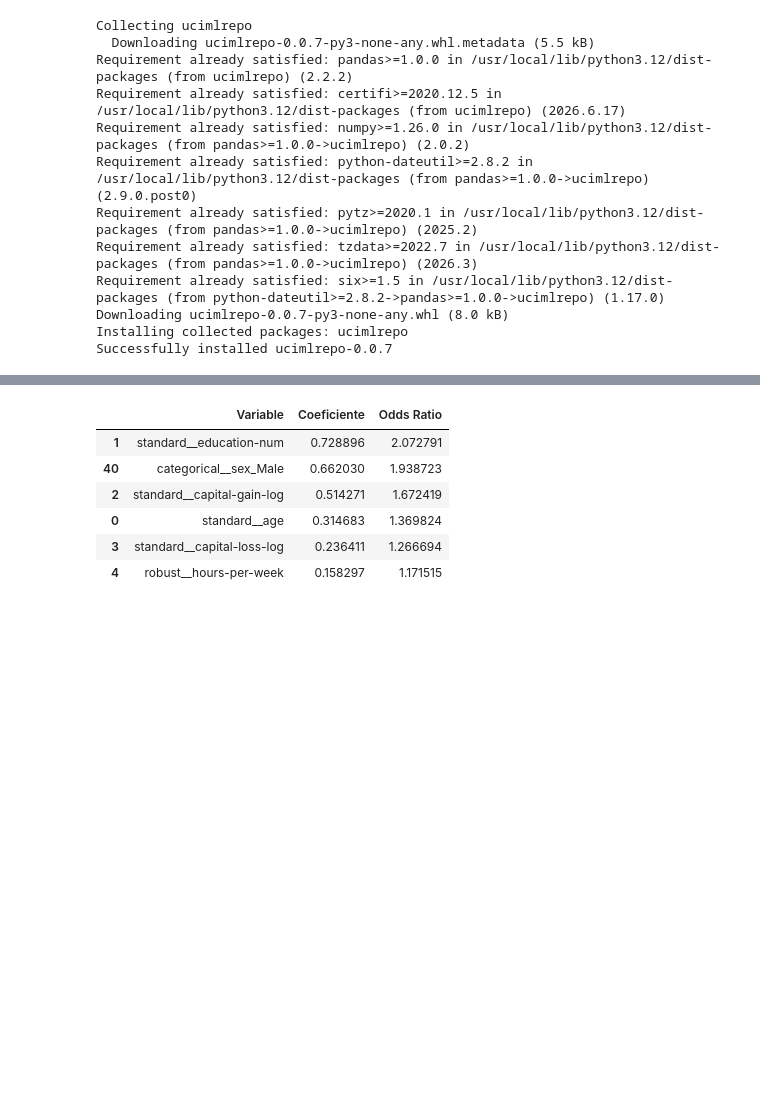
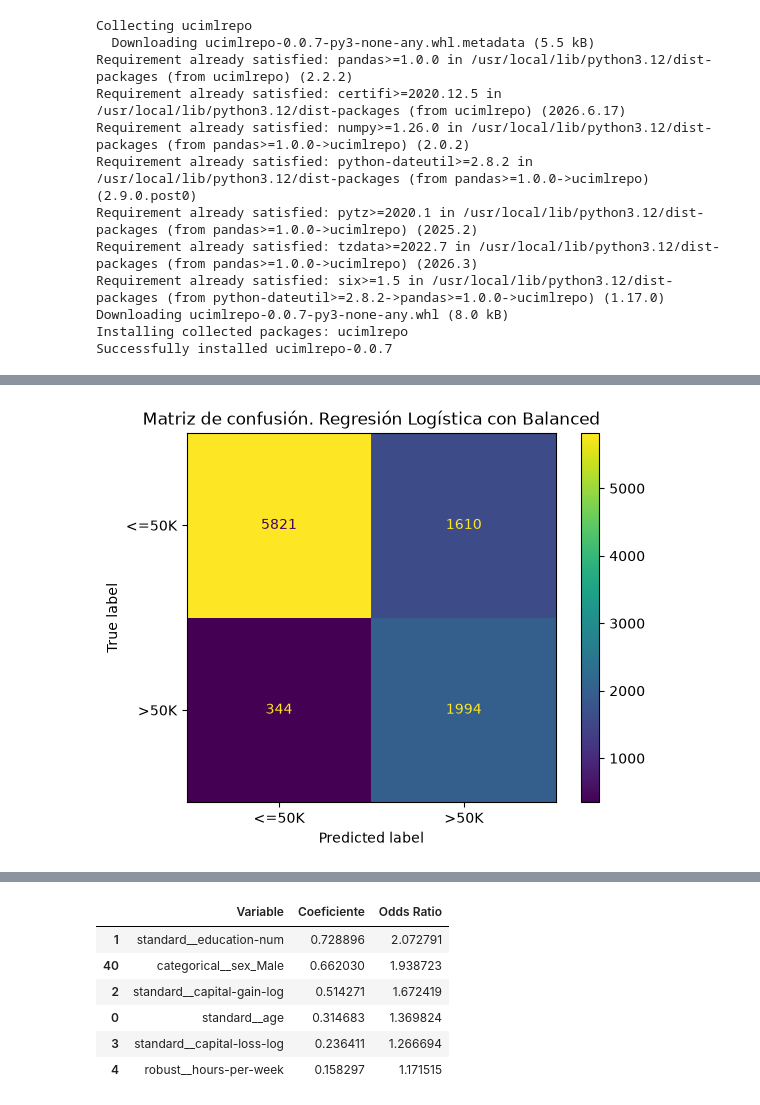
Before and after one commit to nikolevillaloboss/proyecto_final_ml, a Jupyter notebook: notebooks/03_regresion_logistica.ipynb, the cells around one changed output, grey strips where cells are left out. Cells and saved outputs as stored; diff of their text form; code cells hidden in the pictures; blank space fills up the shorter version.

```diff
--- a/notebooks/03_regresion_logistica.ipynb
+++ b/notebooks/03_regresion_logistica.ipynb
@@ -345,25 +225,21 @@ logistic_results = []
 # Incluimos primero los resultados del modelo baseline
 logistic_results.append(baseline_metrics)
 
+# Creamos una lista para almacenar los modelos entrenados
+logistic_models = {
+    "Regresión Logística - Baseline": logistic_baseline
+}
+
 # Entrenamos cada configuración
 for config in logistic_configurations:
 
-    logistic_model = Pipeline([
-        (
-            "preprocessor",
-            preprocessor_model
-        ),
-        (
-            "classifier",
-            LogisticRegression(
-                C=config["C"],
-                penalty=config["penalty"],
-                solver="liblinear",
-                class_weight=config["class_weight"],
-                max_iter=1000
-            )
-        )
-    ])
+    logistic_model = LogisticRegression(
+        C=config["C"],
+        penalty=config["penalty"],
+        solver="liblinear",
+        class_weight=config["class_weight"],
+        max_iter=1000
+    )
 
     # Entrenamiento
     logistic_model.fit(X_train, y_train)
@@ -374,36 +250,18 @@ for config in logistic_configurations:
 
     # Calculamos las métricas
     metrics = {
-
         "Modelo": config["Modelo"],
-
-        "Accuracy": accuracy_score(
-            y_test,
-            y_pred
-        ),
-
-        "Precision": precision_score(
-            y_test,
-            y_pred
-        ),
-
-        "Recall": recall_score(
-            y_test,
-            y_pred
-        ),
-
-        "F1": f1_score(
-            y_test,
-            y_pred
-        ),
-
-        "AUC-ROC": roc_auc_score(
-            y_test,
-            y_prob
-        )
+        "Accuracy": accuracy_score(y_test, y_pred),
+        "Precision": precision_score(y_test, y_pred),
+        "Recall": recall_score(y_test, y_pred),
+        "F1": f1_score(y_test, y_pred),
+        "AUC-ROC": roc_auc_score(y_test, y_prob)
     }
 
     logistic_results.append(metrics)
+
+    # Guardamos el modelo entrenado
+    logistic_models[config["Modelo"]] = logistic_model
 
 
 # ------------------------------------------------------------
@@ -411,6 +269,32 @@ for config in logistic_configurations:
 # ------------------------------------------------------------
 
 logistic_results_df = pd.DataFrame(logistic_results)
+print(logistic_results_df.round(4))
 
-logistic_results_df
+
+# ------------------------------------------------------------
+# 7. Selección del mejor modelo
+# ------------------------------------------------------------
+
+# Seleccionamos el modelo con mayor F1
+best_model_name = logistic_results_df.loc[logistic_results_df["F1"].idxmax(),"Modelo"]
+best_logistic_model = logistic_models[best_model_name]
+print("\nMejor modelo según F1:")
+print(best_model_name)
+
+# ------------------------------------------------------------
+# 8. Matriz de confusión del mejor modelo
+# ------------------------------------------------------------
+
+# Realizamos las predicciones con el mejor modelo
+y_pred_mejor = best_logistic_model.predict(X_test)
+
+# Calculamos la matriz de confusión
+matriz_confusion = confusion_matrix(y_test, y_pred_mejor)
+
+# Mostramos la matriz
+disp = ConfusionMatrixDisplay(confusion_matrix=matriz_confusion, display_labels=["<=50K", ">50K"])
+disp.plot()
+plt.title(f"Matriz de confusión. {best_model_name}")
+plt.show()
 # %% [output]
@@ -423 +317,2 @@ logistic_results_df
+[figure, added]
 # %% [markdown]
```
Also changed, not shown: parts of 7 cells of this notebook, 5 other files.
